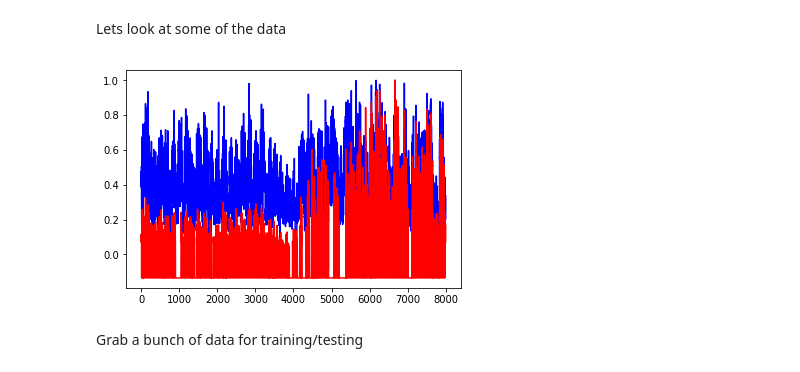
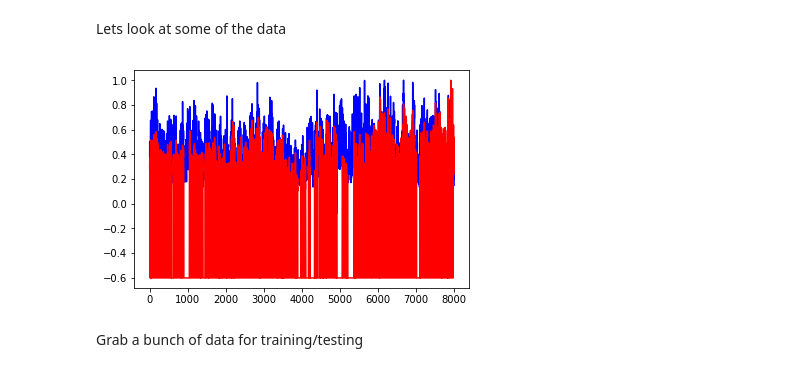
Before and after one commit to illmade/sequences, a Jupyter notebook: notebooks/sequence_notebook.ipynb, the cells around one changed output. Cells and saved outputs as stored; diff of their text form; code cells hidden in the pictures.

```diff
--- a/notebooks/sequence_notebook.ipynb
+++ b/notebooks/sequence_notebook.ipynb
@@ -89,9 +89,9 @@ with tf.Session() as sess:
     coord = tf.train.Coordinator()
     threads = tf.train.start_queue_runners(coord=coord)
 
-    full_data, ptco_data, ptco_norm_data, pts2_data, pts2_norm_data, \
+    full_data, ptco_norm_data, pts2_norm_data, nmhc_norm_data, \
         nox_data, nox_norm_data, no2_data, no2_norm_data, o3_data, o3_norm_data = \
-        sess.run([cols, ptco, ptco_norm, pts2, pts2_norm, nox, nox_norm, no2, no2_norm, o3, o3_norm])
+        sess.run([cols, ptco_norm, pts2_norm, nmhc_norm, nox, nox_norm, no2, no2_norm, o3, o3_norm])
 
     coord.request_stop()
     coord.join(threads)
@@ -101,16 +101,17 @@ We can choose different gases to train with and target
 training_set_a = pts2_norm_data[:8000]
 training_set_b = ptco_norm_data[:8000]
 training_set_c = nox_norm_data[:8000]
+training_set_d = no2_norm_data[:8000]
 
 target_set = o3_norm_data[:8000]
 # %% [markdown]
 Lets look at some of the data
 # %%
 plt.plot(target_set, 'b')
-plt.plot(training_set_c, 'r')
+plt.plot(training_set_d, 'r')
 plt.show()
 # %% [output]
-[figure, old version]
+[figure, new version]
 # %% [markdown]
 Grab a bunch of data for training/testing
 # %%
```
Also changed, not shown: parts of 12 cells of this notebook.
